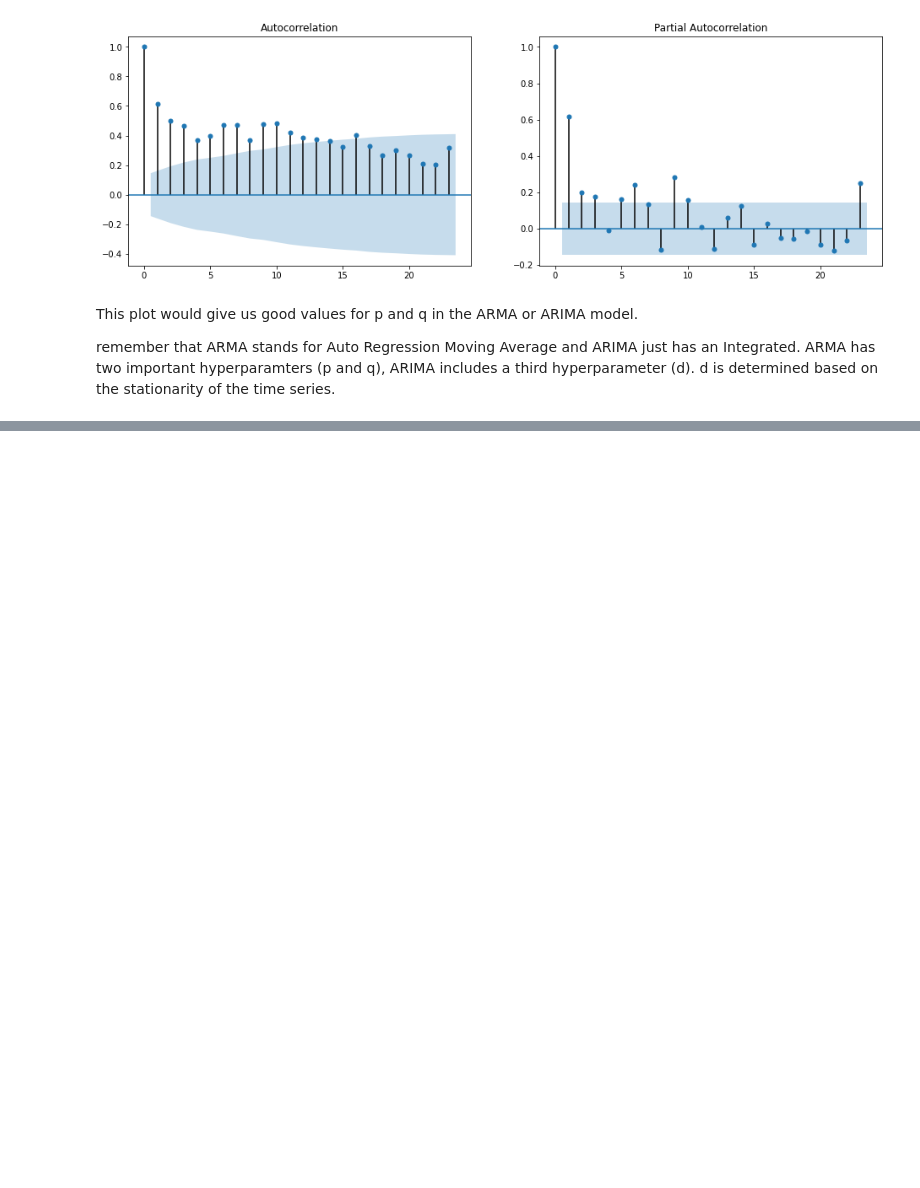
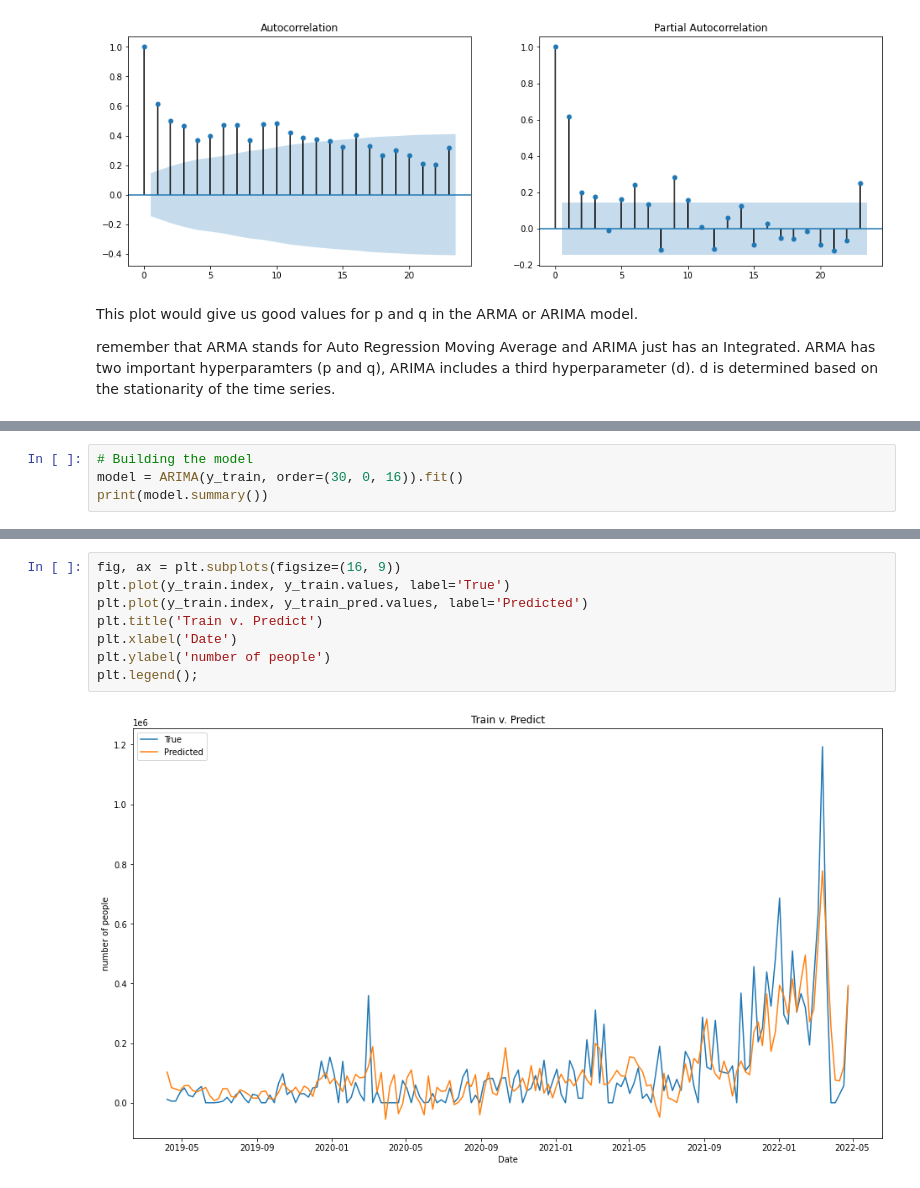
Before and after one commit to so-dipe/working, a Jupyter notebook: time series for....ipynb, the cells around one changed output, grey strips where cells are left out. Saved outputs shown, nothing was run; the diff lists cells and outputs as text; blank space fills up the shorter version.

```diff
--- a/time series for....ipynb
+++ b/time series for....ipynb
@@ -89,0 +103,4 @@ remember that ARMA stands for Auto Regression Moving Average and ARIMA just has
+# %%
+# Building the model
+model = ARIMA(y_train, order=(30, 0, 16)).fit()
+print(model.summary())
@@ -89,0 +159,10 @@ remember that ARMA stands for Auto Regression Moving Average and ARIMA just has
+# %%
+fig, ax = plt.subplots(figsize=(16, 9))
+plt.plot(y_train.index, y_train.values, label='True')
+plt.plot(y_train.index, y_train_pred.values, label='Predicted')
+plt.title('Train v. Predict')
+plt.xlabel('Date')
+plt.ylabel('number of people')
+plt.legend();
+# %% [output]
+[figure, added]
```
Also changed, not shown: parts of 15 cells of this notebook.
